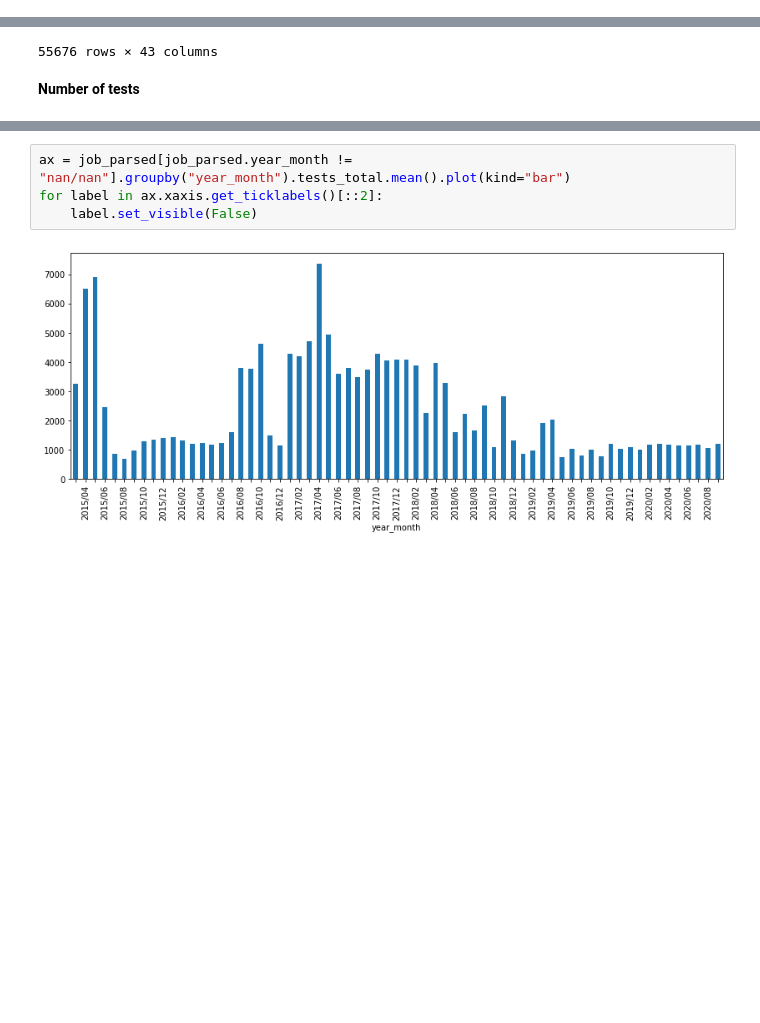
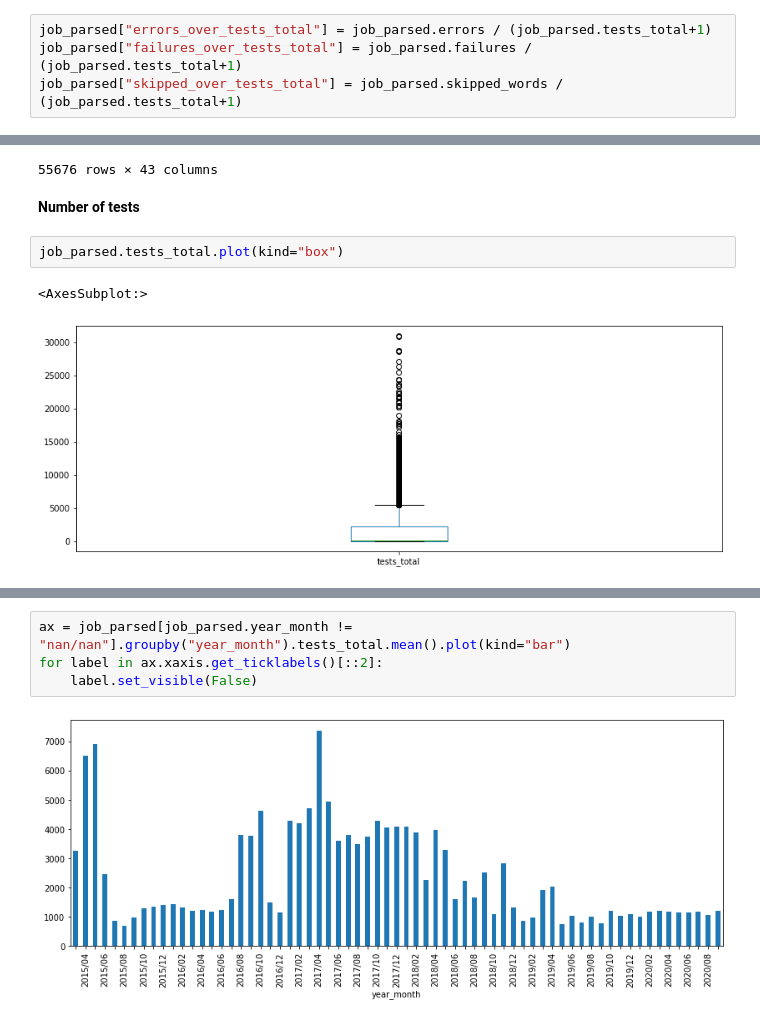
Before and after one commit to IncioMan/Continuous-Integration-metrics-for-post-release-bugs-prediction, a Jupyter notebook: notebooks/analysis/Log_parsed_metrics.ipynb, the cells around one changed output, grey strips where cells are left out. Saved outputs shown, nothing was run; the diff lists cells and outputs as text; blank space fills up the shorter version.

```diff
--- a/notebooks/analysis/Log_parsed_metrics.ipynb
+++ b/notebooks/analysis/Log_parsed_metrics.ipynb
@@ -245,0 +288,4 @@ plt.show()
+# %%
+job_parsed["errors_over_tests_total"] = job_parsed.errors / (job_parsed.tests_total+1)
+job_parsed["failures_over_tests_total"] = job_parsed.failures / (job_parsed.tests_total+1)
+job_parsed["skipped_over_tests_total"] = job_parsed.skipped_words / (job_parsed.tests_total+1)
@@ -261,3 +333,8 @@ job_parsed[job_parsed.tests_passed != job_parsed.tests_total]
 55676 rows × 43 columns
 # %% [markdown]
 **Number of tests**
+# %%
+job_parsed.tests_total.plot(kind="box")
+# %% [output]
+<AxesSubplot:>
+[figure, added]
```
Also changed, not shown: parts of 32 cells of this notebook, 3 other files.
